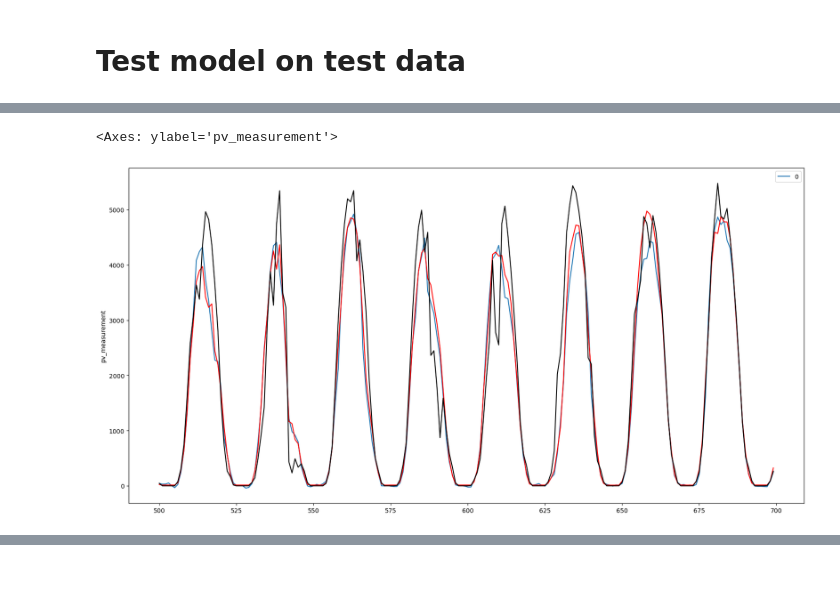
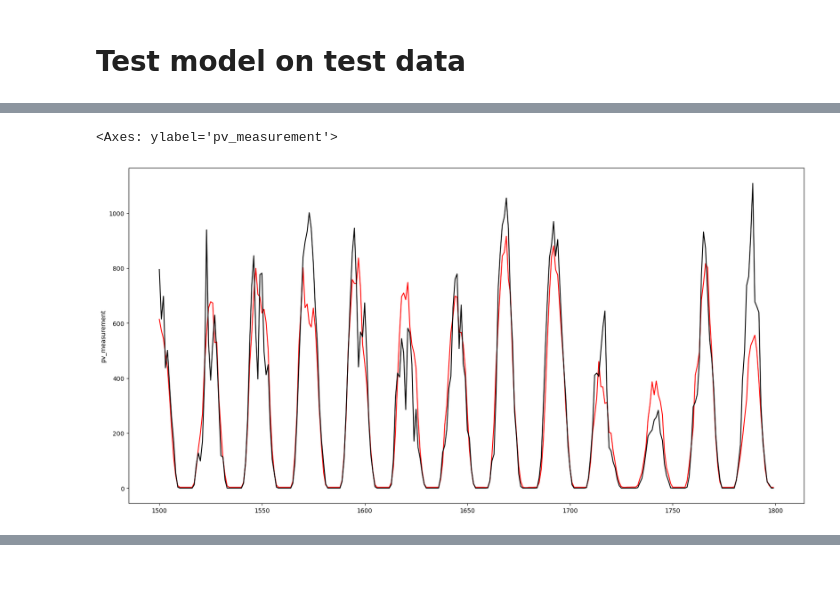
Before and after one commit to CristianoGambirasio/MLProjectNTNU, a Jupyter notebook: NOTEBOOK.ipynb, the cells around one changed output, grey strips where cells are left out. Cells and saved outputs as stored; diff of their text form; code cells hidden in the pictures.

```diff
--- a/NOTEBOOK.ipynb
+++ b/NOTEBOOK.ipynb
@@ -558,23 +570,10 @@ display(Xy_train.isEstimated.value_counts())
 Xy_train = Xy_train[Xy_train['month'].between(4,7)].reset_index(drop=True)
 
 # Use only high sun_elevation data
-Xy_train = Xy_train[Xy_train['sun_elevation:d'] >= -5].reset_index(drop=True)
+Xy_train = Xy_train[Xy_train['mean_sun_elevation:d'] >= -2].reset_index(drop=True)
 
 # create custom split
 val_idx = Xy_train['date_forecast'].between('2020/05/01', '2020/07/01') - 1
 ps = PredefinedSplit(test_fold=val_idx)
-
-# Remove data where sun_elevation is below -5
-#Xy_train = Xy_train[Xy_train['sun_elevation:d'] >= -10].reset_index(drop=True)
-
-
-X = Xy.drop(columns=['pv_measurement'])
-y = Xy['pv_measurement']
-
-X_train = Xy_train.drop(columns=['pv_measurement'])
-y_train = Xy_train['pv_measurement']
-
-X_test = Xy_test.drop(columns=['pv_measurement'])
-y_test = Xy_test['pv_measurement']
 # %% [output]
 isEstimated
@@ -700,7 +724,7 @@ X_submission = X_submission.drop(drop_cols, axis=1, errors='ignore')
 # %%
 # automatically set types of columns for imputing and oneHotEncoding
 categorical_features = X_train.select_dtypes(include=['object']).columns.tolist()
-impute_features = X_train.loc[:, X.isna().any()].columns.tolist()
+impute_features = X_train.loc[:, X_train.isna().any()].columns.tolist()# + ['GHI_std']
 
 print(f"categorical_features: {categorical_features}")
 print(f"impute_features: {impute_features}")
@@ -942,12 +1063,15 @@ if type(m1_CV) == BayesSearchCV:
 # %%
 # predict on estimated data
 m1.fit(X_train[~test_idx].reset_index(drop=True), y_train[~test_idx].reset_index(drop=True))
+
+
 m1_pred = pd.Series(m1.predict(X_test))
 #m1_pred = pd.Series(full_scaler.inverse_transform(m1_pred.values.reshape(-1, 1)).flatten())
 #m1_pred = y_scaler.inverse_transform(m1_pred, X_e['building_id'])
 # m1_pred = y_scaler_clear_sky.inverse_transform(m1_pred, X_test['clear_sky_rad:W'])
 # m1_pred = y_scaler_clear_sky_y.inverse_transform(m1_pred, X_test['clear_sky_rad:W'])
-m1_pred = y_scaler_MaxAbs_y.inverse_transform(m1_pred, X_test['building_id'])
+m1_pred = y_scaler_MaxAbs.inverse_transform(m1_pred, X_test['building_id'])
+
 m1_pred = m1_pred.clip(lower=0) # zero m1 pred
 Xy_test['m1_pred'] = m1_pred
 
@@ -982,14 +1087,11 @@ Length: 4226, dtype: float64
 # %%
-feature_name = 'sun_elevation:d'
-
-
-Xy_test['m1_pred'] = m1_pred
+Xy_test['m1_pred'] = m1_pred #* 1.04
 
 # calculate abs diff
 Xy_test['abs_diff'] = np.abs(Xy_test['pv_measurement'] - Xy_test['m1_pred'])
 Xy_test['diff'] = (Xy_test['pv_measurement'] - Xy_test['m1_pred'])
 
-Xy_test['m1_pred_transformed'] = Xy_test.apply(lambda row: 0 if row['sun_elevation:d'] < 1 else row['m1_pred'], axis=1)
+Xy_test['m1_pred_transformed'] = Xy_test.apply(lambda row: 0 if row['45_sun_elevation:d'] < -1 else row['m1_pred'], axis=1)
 
 # calculate abs diff
 Xy_test['abs_diff_transformed'] = np.abs(Xy_test['pv_measurement'] - Xy_test['m1_pred_transformed'])
@@ -1123,12 +1195,14 @@ sns.lineplot(data=Xy_test, x='sun_elevation:d', y='pv_measurement', hue='buildin
 <Axes: xlabel='sun_elevation:d', ylabel='pv_measurement'>
 [figure]
 # %%
-xg = m1_pred
-cat = pd.read_csv('m1_pred_CAT.csv')
+idx_start = 1500
+idx_end = idx_start + 300
+
+m1_pred
 plt.figure(figsize=(20,10))
-sns.lineplot(cat[500:700],color='blue')
-sns.lineplot(xg[500:700],color='red')
-sns.lineplot(Xy_test['pv_measurement'][500:700],color='black')
+# sns.lineplot(cat[idx_start:index_end],color='blue')
+sns.lineplot(m1_pred[idx_start:idx_end],color='red')
+sns.lineplot(Xy_test['pv_measurement'][idx_start:idx_end],color='black')
 # %% [output]
 <Axes: ylabel='pv_measurement'>
-[figure, old version]
+[figure, new version]
```
Also changed, not shown: parts of 76 cells of this notebook, 34 other files.
